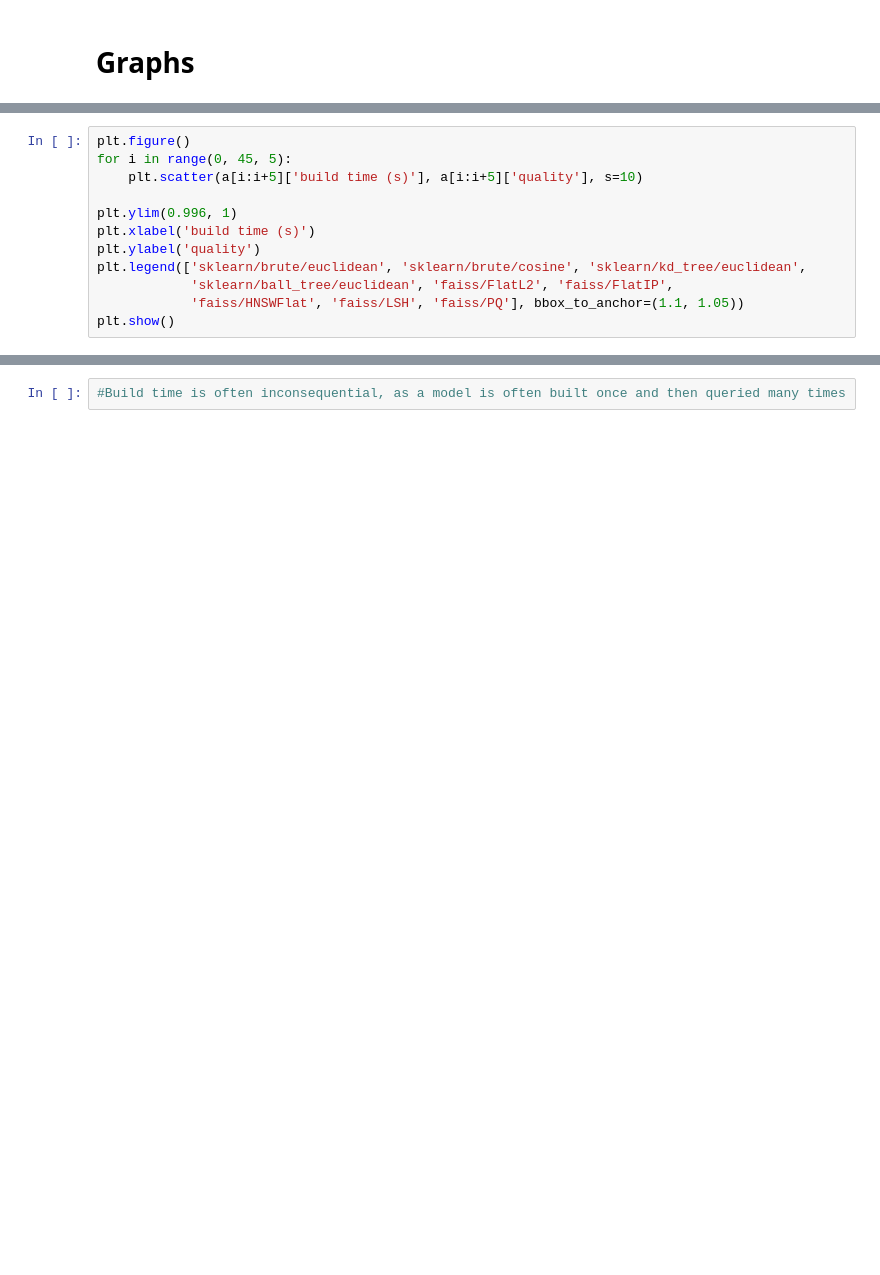
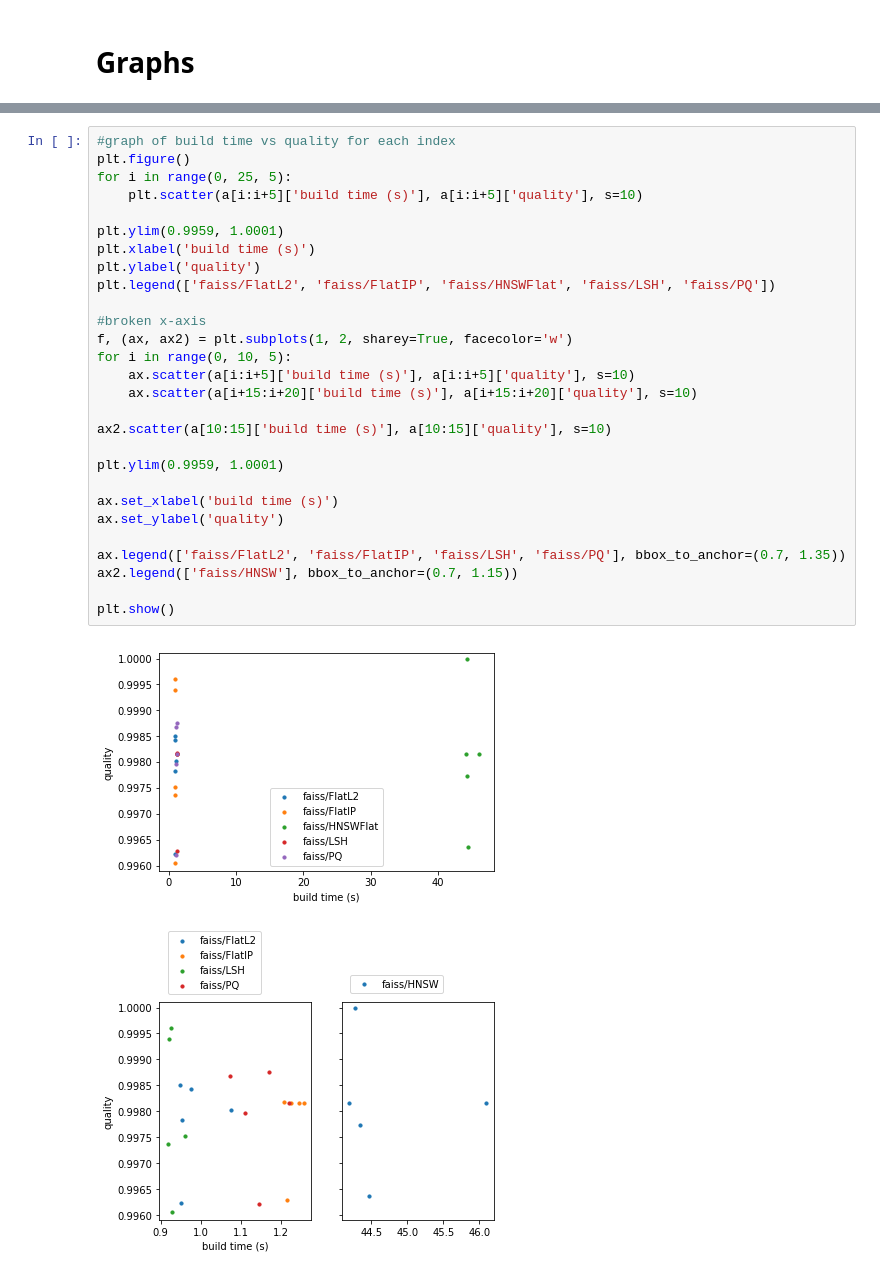
Before and after one commit to einstein9998/Internship, a Jupyter notebook: faiss.ipynb, the cells around one changed output, grey strips where cells are left out. Cells and saved outputs as stored; diff of their text form; blank space fills up the shorter version.

```diff
--- a/faiss.ipynb
+++ b/faiss.ipynb
@@ -715,12 +207,0 @@ plt.show()
-# %%
-plt.figure()
-for i in range(0, 45, 5):
-    plt.scatter(a[i:i+5]['build time (s)'], a[i:i+5]['quality'], s=10)
-
-plt.ylim(0.996, 1)
-plt.xlabel('build time (s)')
-plt.ylabel('quality')
-plt.legend(['sklearn/brute/euclidean', 'sklearn/brute/cosine', 'sklearn/kd_tree/euclidean',
-            'sklearn/ball_tree/euclidean', 'faiss/FlatL2', 'faiss/FlatIP',
-            'faiss/HNSWFlat', 'faiss/LSH', 'faiss/PQ'], bbox_to_anchor=(1.1, 1.05))
-plt.show()
@@ -761,2 +208,31 @@ plt.show()
-# %%
-#Build time is often inconsequential, as a model is often built once and then queried many times
+# %%
+#graph of build time vs quality for each index
+plt.figure()
+for i in range(0, 25, 5):
+    plt.scatter(a[i:i+5]['build time (s)'], a[i:i+5]['quality'], s=10)
+
+plt.ylim(0.9959, 1.0001)
+plt.xlabel('build time (s)')
+plt.ylabel('quality')
+plt.legend(['faiss/FlatL2', 'faiss/FlatIP', 'faiss/HNSWFlat', 'faiss/LSH', 'faiss/PQ'])
+
+#broken x-axis
+f, (ax, ax2) = plt.subplots(1, 2, sharey=True, facecolor='w')
+for i in range(0, 10, 5):
+    ax.scatter(a[i:i+5]['build time (s)'], a[i:i+5]['quality'], s=10)
+    ax.scatter(a[i+15:i+20]['build time (s)'], a[i+15:i+20]['quality'], s=10)
+
+ax2.scatter(a[10:15]['build time (s)'], a[10:15]['quality'], s=10)
+
+plt.ylim(0.9959, 1.0001)
+
+ax.set_xlabel('build time (s)')
+ax.set_ylabel('quality')
+
+ax.legend(['faiss/FlatL2', 'faiss/FlatIP', 'faiss/LSH', 'faiss/PQ'], bbox_to_anchor=(0.7, 1.35))
+ax2.legend(['faiss/HNSW'], bbox_to_anchor=(0.7, 1.15))
+
+plt.show()
+# %% [output]
+[figure, added]
+[figure, added]
```
Also changed, not shown: parts of 80 cells of this notebook, 2 other files.
